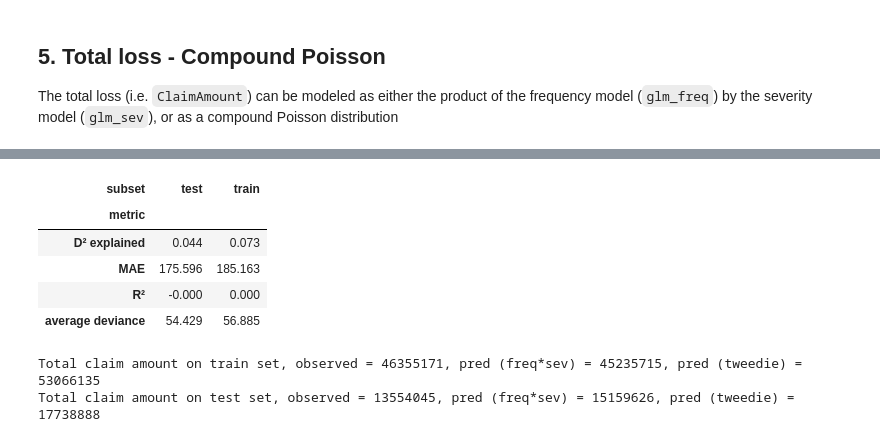
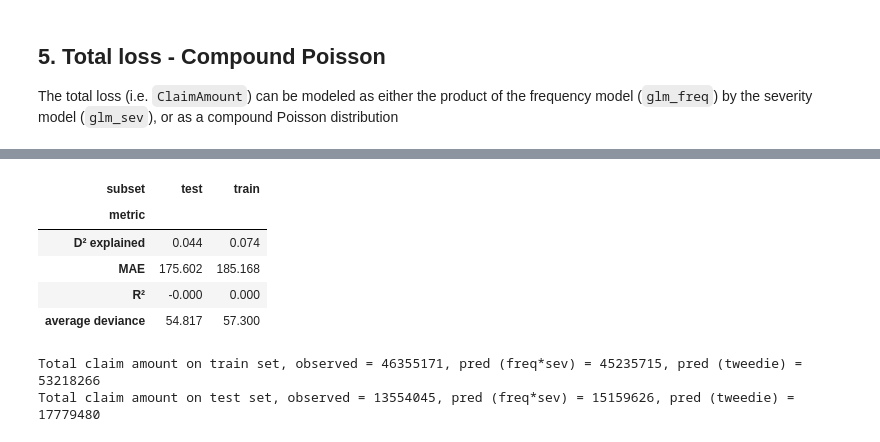
Before and after one commit to rth/notebooks, a Jupyter notebook: sklearn/GLM/plot_GLM_freMTPL2.ipynb, the cells around one changed output, grey strips where cells are left out. Saved outputs shown, nothing was run; the diff lists cells and outputs as text; code cells hidden in the pictures.

```diff
--- a/sklearn/GLM/plot_GLM_freMTPL2.ipynb
+++ b/sklearn/GLM/plot_GLM_freMTPL2.ipynb
@@ -351,9 +348,8 @@ from sklearn.model_selection import GridSearchCV
 
 # this takes a while
 params = {'family': [TweedieDistribution(power=power)
-                     for power in np.linspace(1, 2, 20)]}
+                     for power in np.linspace(1, 2, 5)]}
 
-glm_cv = GridSearchCV(GeneralizedLinearRegressor(), cv=5, param_grid=params, n_jobs=4)
-glm_cv.fit(X_train, df_train['ClaimAmount'],
-           sample_weight=df_train['Exposure'])
+glm_total = GridSearchCV(GeneralizedLinearRegressor(), cv=3, param_grid=params, n_jobs=4)
+glm_total.fit(X_train, df_train['ClaimAmount'], sample_weight=df_train['Exposure'])
 # %% [output]
@@ -381,7 +376,0 @@ glm_cv.best_estimator_.family.power
-# %%
-family = TweedieDistribution(power=1.37)
-
-glm_total = GeneralizedLinearRegressor(family=family)
-
-glm_total.fit(X_train, df_train['ClaimAmount'],
-            sample_weight=df_train['Exposure'])
@@ -397,13 +377,13 @@ GeneralizedLinearRegressor(P1='identity', P2='identity', alpha=1.0,
 # %%
-score_estimator(glm_total, 'ClaimAmount', 'Exposure',
+score_estimator(glm_cv.best_estimator_, 'ClaimAmount', 'Exposure',
                 X_train, X_test, df_train, df_test)
 # %% [output]
 | subset | test | train |
 | metric |  |  |
-| D² explained | 0.044 | 0.073 |
-| MAE | 175.596 | 185.163 |
+| D² explained | 0.044 | 0.074 |
+| MAE | 175.602 | 185.168 |
 | R² | -0.000 | 0.000 |
-| average deviance | 54.429 | 56.885 |
+| average deviance | 54.817 | 57.300 |
 # %%
 
 for label, X, df in [('train', X_train, df_train),
@@ -416,5 +396,5 @@ for label, X, df in [('train', X_train, df_train),
              np.sum(glm_total.predict(X))
      ))
 # %% [output]
-Total claim amount on train set, observed = 46355171, pred (freq*sev) = 45235715, pred (tweedie) = 53066135
-Total claim amount on test set, observed = 13554045, pred (freq*sev) = 15159626, pred (tweedie) = 17738888
+Total claim amount on train set, observed = 46355171, pred (freq*sev) = 45235715, pred (tweedie) = 53218266
+Total claim amount on test set, observed = 13554045, pred (freq*sev) = 15159626, pred (tweedie) = 17779480
```
Also changed, not shown: parts of 4 cells of this notebook.
